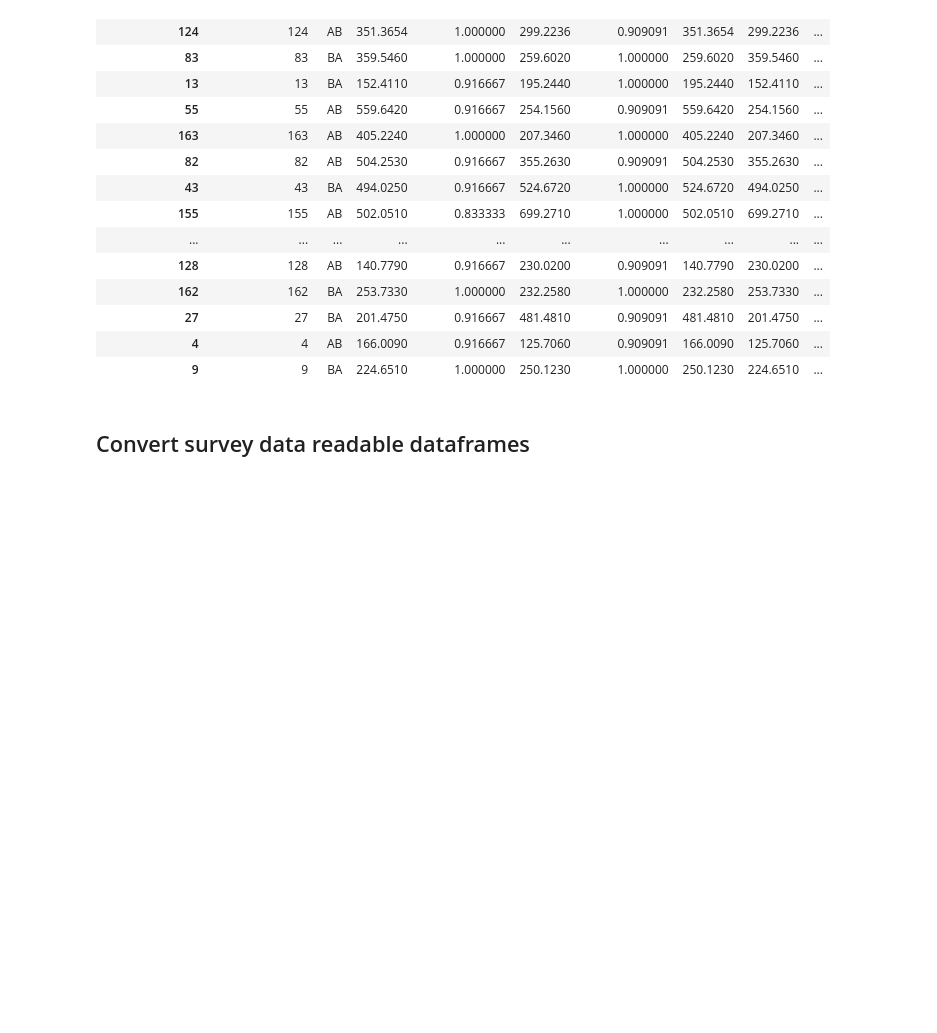
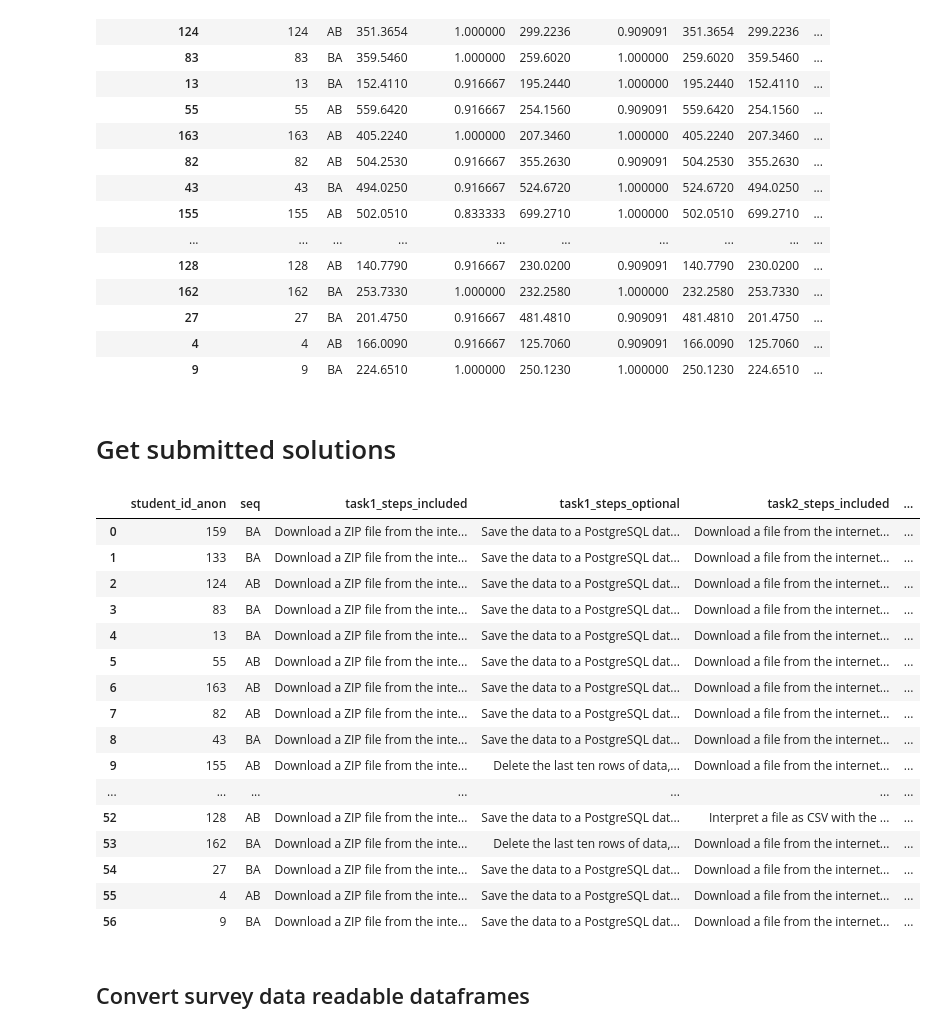
Before and after one commit to rhazn/2025-data-release-program-comprehension-jayvee, a Jupyter notebook: 1_data_preparation.ipynb, the cells around one changed output. Drawn from its saved outputs; the diff is of its cells as text; code cells hidden in the pictures; blank space fills up the shorter version.

```diff
--- a/1_data_preparation.ipynb
+++ b/1_data_preparation.ipynb
@@ -89,6 +89,65 @@ df
 | 27 | 27 | BA | 201.4750 | 0.916667 | 481.4810 | 0.909091 | 481.4810 | 201.4750 | ... |
 | 4 | 4 | AB | 166.0090 | 0.916667 | 125.7060 | 0.909091 | 166.0090 | 125.7060 | ... |
 | 9 | 9 | BA | 224.6510 | 1.000000 | 250.1230 | 1.000000 | 250.1230 | 224.6510 | ... |
+# %% [markdown]
+# Get submitted solutions
+# %%
+import pandas as pd
+import sqlite3
+
+from util import getExperimentSequence, getTaskSubmission, getTaskFromLocation
+
+cnx = sqlite3.connect('data/data_anon.db')
+
+df = pd.read_sql_query("SELECT * FROM events", cnx)
+
+df['task'] = df['location'].map(getTaskFromLocation)
+
+results = pd.DataFrame(columns=[
+    'student_id_anon',
+    'seq',
+    'task1_steps_included',
+    'task1_steps_optional',
+    'task2_steps_included',
+    'task2_steps_optional',
+])
+
+for experimentId in df['experiment'].unique():
+    seq = getExperimentSequence(experimentId, df)
+
+    results = pd.concat([
+        results,
+        pd.DataFrame({
+            'student_id_anon': experimentId,
+            'seq': seq,
+            'task1_steps_included': ",".join(getTaskSubmission(experimentId, 1, df)[0]),
+            'task1_steps_optional': ",".join(getTaskSubmission(experimentId, 1, df)[1]),
+            'task2_steps_included': ",".join(getTaskSubmission(experimentId, 2, df)[0]),
+            'task2_steps_optional': ",".join(getTaskSubmission(experimentId, 2, df)[1]),
+        }, index=[experimentId]
+    )], ignore_index=True)
+
+results.to_csv('./data/generated/solutions_submitted.csv', index=False)
+
+results
+# %% [output]
+|  | student_id_anon | seq | task1_steps_included | task1_steps_optional | task2_steps_included | ... |
+| 0 | 159 | BA | Download a ZIP file from the inte... | Save the data to a PostgreSQL dat... | Download a file from the internet... | ... |
+| 1 | 133 | BA | Download a ZIP file from the inte... | Save the data to a PostgreSQL dat... | Download a file from the internet... | ... |
+| 2 | 124 | AB | Download a ZIP file from the inte... | Save the data to a PostgreSQL dat... | Download a file from the internet... | ... |
+| 3 | 83 | BA | Download a ZIP file from the inte... | Save the data to a PostgreSQL dat... | Download a file from the internet... | ... |
+| 4 | 13 | BA | Download a ZIP file from the inte... | Save the data to a PostgreSQL dat... | Download a file from the internet... | ... |
+| 5 | 55 | AB | Download a ZIP file from the inte... | Save the data to a PostgreSQL dat... | Download a file from the internet... | ... |
+| 6 | 163 | AB | Download a ZIP file from the inte... | Save the data to a PostgreSQL dat... | Download a file from the internet... | ... |
+| 7 | 82 | AB | Download a ZIP file from the inte... | Save the data to a PostgreSQL dat... | Download a file from the internet... | ... |
+| 8 | 43 | BA | Download a ZIP file from the inte... | Save the data to a PostgreSQL dat... | Download a file from the internet... | ... |
+| 9 | 155 | AB | Download a ZIP file from the inte... | Delete the last ten rows of data,... | Download a file from the internet... | ... |
+| ... | ... | ... | ... | ... | ... | ... |
+| 52 | 128 | AB | Download a ZIP file from the inte... | Save the data to a PostgreSQL dat... | Interpret a file as CSV with the ... | ... |
+| 53 | 162 | BA | Download a ZIP file from the inte... | Delete the last ten rows of data,... | Download a file from the internet... | ... |
+| 54 | 27 | BA | Download a ZIP file from the inte... | Save the data to a PostgreSQL dat... | Download a file from the internet... | ... |
+| 55 | 4 | AB | Download a ZIP file from the inte... | Save the data to a PostgreSQL dat... | Download a file from the internet... | ... |
+| 56 | 9 | BA | Download a ZIP file from the inte... | Save the data to a PostgreSQL dat... | Download a file from the internet... | ... |
 # %% [markdown]
 ## Convert survey data readable dataframes
 # %%
```
Also changed, not shown: parts of 1 cell of this notebook, 6 other files.
